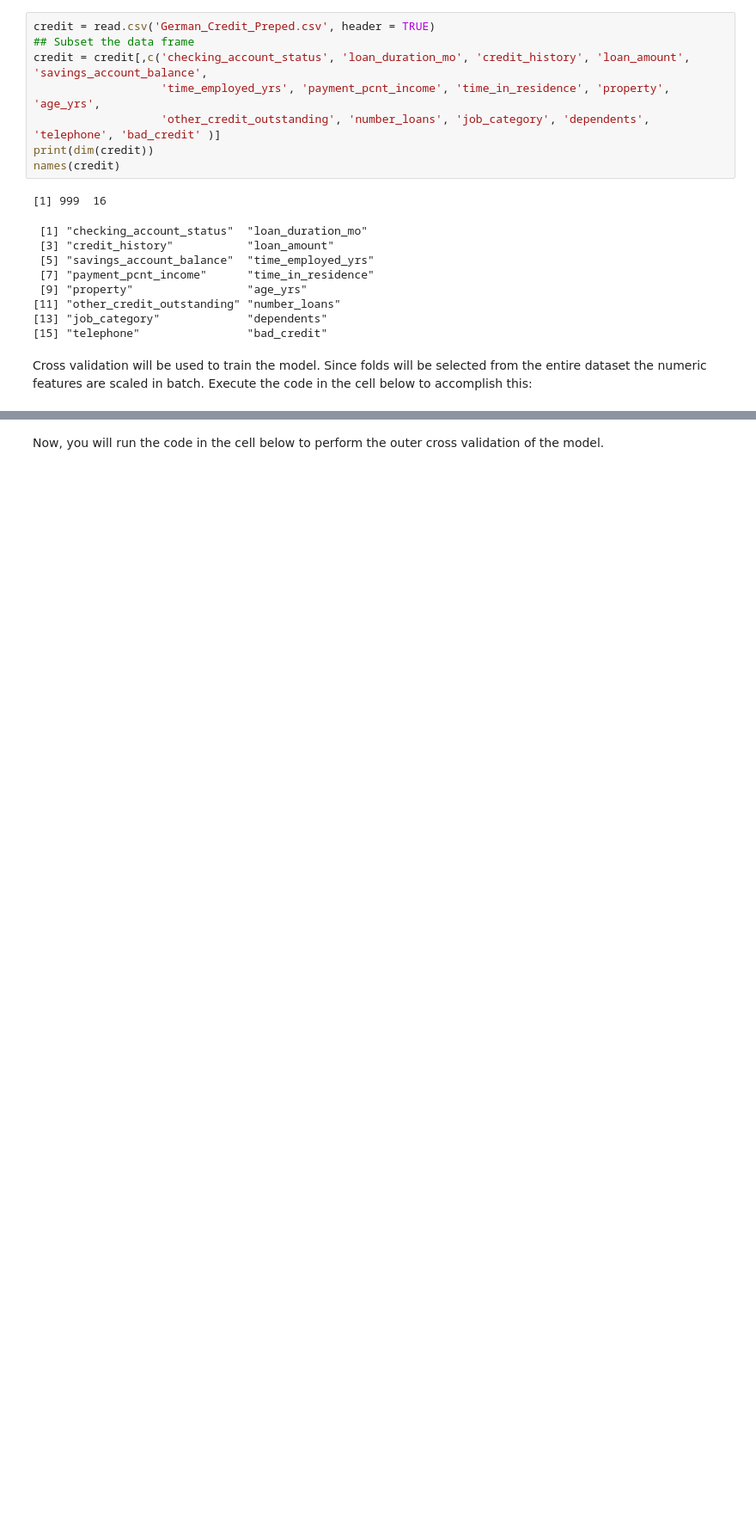
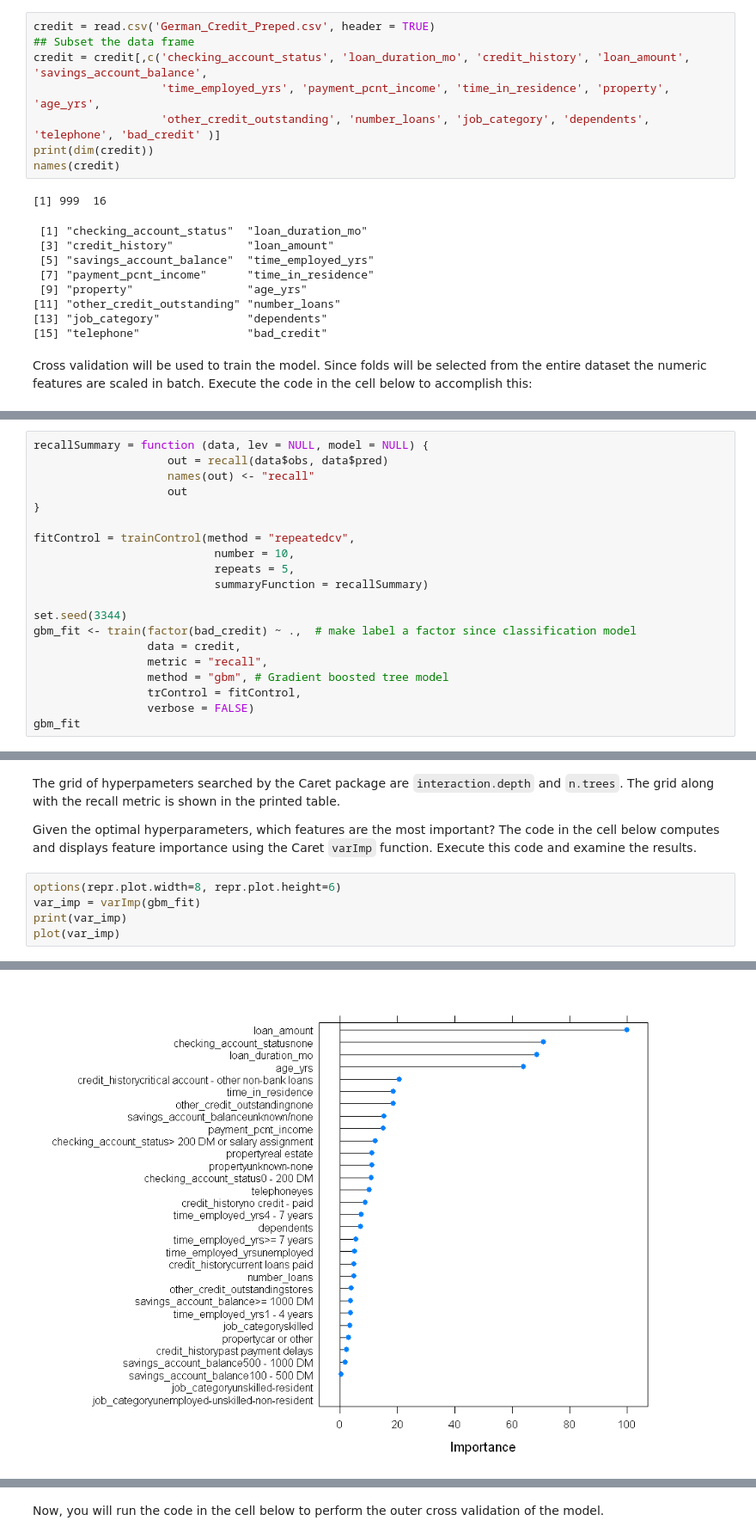
Before and after one commit to vijayraavi/Principles-of-Machine-Learning-R, a Jupyter notebook: Module6/Boosting.ipynb, the cells around one changed output, grey strips where cells are left out. Shown at 86% size. Saved outputs shown, nothing was run; the diff lists cells and outputs as text; blank space fills up the shorter version.

```diff
--- a/Module6/Boosting.ipynb
+++ b/Module6/Boosting.ipynb
@@ -351,0 +346,20 @@ print(ab_clf.best_estimator_.learning_rate)
+# %%
+recallSummary = function (data, lev = NULL, model = NULL) {
+                    out = recall(data$obs, data$pred)
+                    names(out) <- "recall"
+                    out
+}
+
+fitControl = trainControl(method = "repeatedcv",
+                           number = 10,
+                           repeats = 5,
+                           summaryFunction = recallSummary)
+
+set.seed(3344)
+gbm_fit <- train(factor(bad_credit) ~ .,  # make label a factor since classification model
+                 data = credit,
+                 metric = "recall",
+                 method = "gbm", # Gradient boosted tree model
+                 trControl = fitControl,
+                 verbose = FALSE)
+gbm_fit
@@ -351,0 +384,10 @@ print(ab_clf.best_estimator_.learning_rate)
+# %% [markdown]
+The grid of hyperpameters searched by the Caret package are `interaction.depth` and `n.trees`. The grid along with the recall metric is shown in the printed table.
+
+Given the optimal hyperparameters, which features are the most important? The code in the cell below computes and displays feature importance using the Caret `varImp` function. Execute this code and examine the results.
+# %%
+options(repr.plot.width=8, repr.plot.height=6)
+var_imp = varImp(gbm_fit)
+print(var_imp)
+plot(var_imp)
+# %% [output]
@@ -351,0 +411 @@ print(ab_clf.best_estimator_.learning_rate)
+[figure, added]
```
Also changed, not shown: parts of 29 cells of this notebook.
